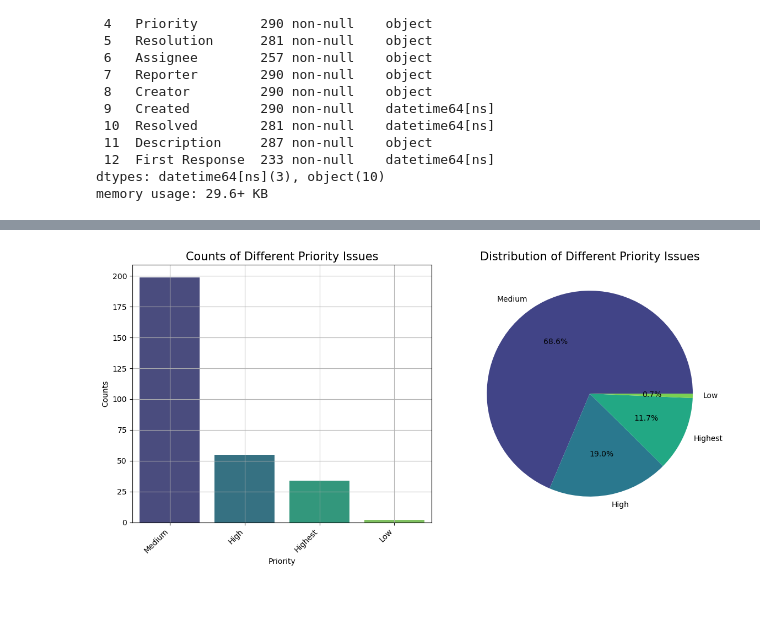
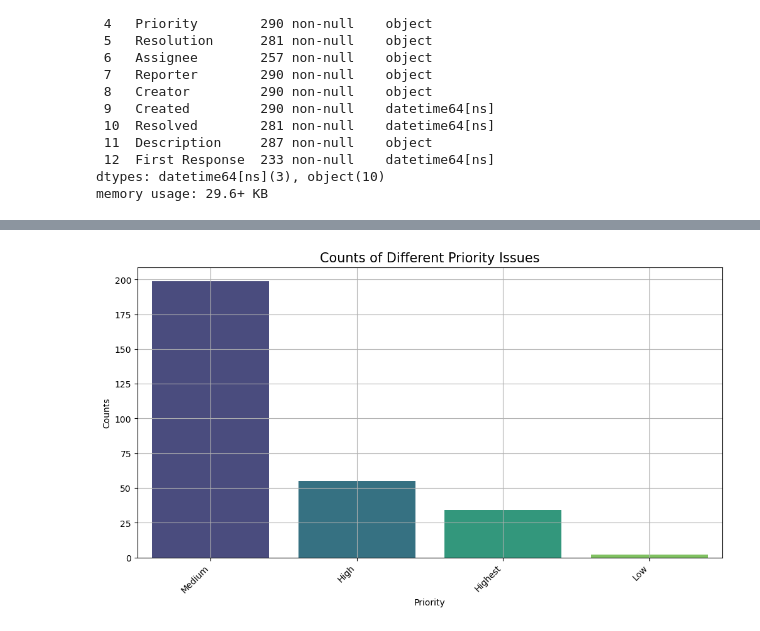
Before and after one commit to dongfangYH/data_science, a Jupyter notebook: jira_issue_clustering.ipynb, the cells around one changed output, grey strips where cells are left out. Cells and saved outputs as stored; diff of their text form; code cells hidden in the pictures; blank space fills up the shorter version.

```diff
--- a/jira_issue_clustering.ipynb
+++ b/jira_issue_clustering.ipynb
@@ -107,8 +107,9 @@ Data columns (total 13 columns):
 dtypes: datetime64[ns](3), object(10)
 memory usage: 29.6+ KB
 # %%
-# 计算时间间隔，并转换为分钟
-df['response_time_minutes'] = (df['First Response'] - df['Created']).dt.total_seconds() / 60
+# 计算时间间隔，并转换为小时
+df['response_time_hours'] = (df['First Response'] - df['Created']).dt.total_seconds() / 60 / 60
+df['resolved_time_hours'] = (df['Resolved'] - df['Created']).dt.total_seconds() / 60 / 60
 df.head()
 # %% [output]
 |  | Issue key | Summary | Status | Project lead | Priority | Resolution | Assignee | Reporter | Creator | Created | ... |
@@ -161,23 +174,15 @@ fig.show()
 # %%
 priority_counts = df['Priority'].value_counts().reset_index()
 priority_counts.columns = ['Priority', 'Count']
 # 使用柱状图展示
 plt.figure(figsize=(12, 6))
 
-plt.subplot(1, 2, 1)
 sns.barplot(data=priority_counts, x='Priority', y='Count', palette='viridis')
 plt.title('Counts of Different Priority Issues', fontsize=15)
 plt.xlabel('Priority')
 plt.ylabel('Counts')
 plt.xticks(rotation=45, ha='right')
 plt.grid(True)
-
-# 使用饼图展示
-plt.subplot(1, 2, 2)
-plt.pie(priority_counts['Count'], labels=priority_counts['Priority'], autopct='%1.1f%%', colors=sns.color_palette('viridis', len(priority_counts)))
-plt.title('Distribution of Different Priority Issues', fontsize=15)
-
-plt.tight_layout()
 plt.show()
 # %% [output]
-[figure, old version]
+[figure, new version]
```
Also changed, not shown: parts of 9 cells of this notebook.
